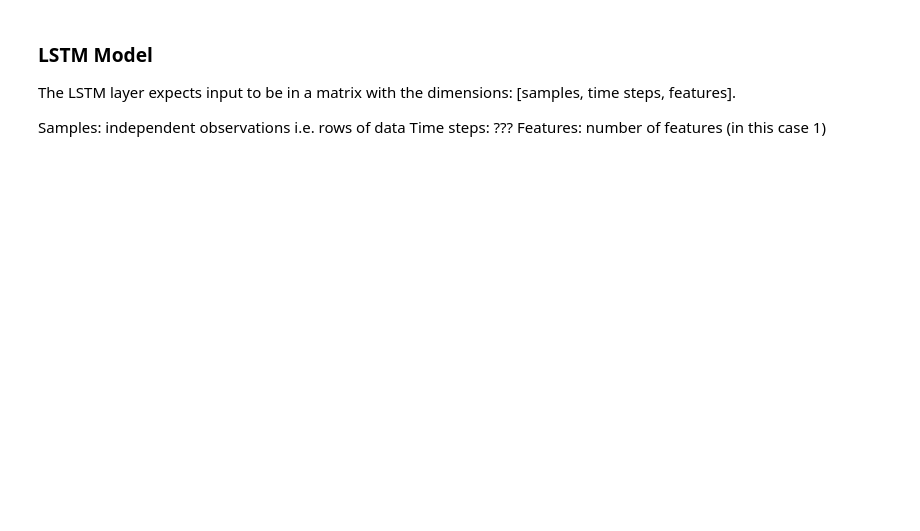
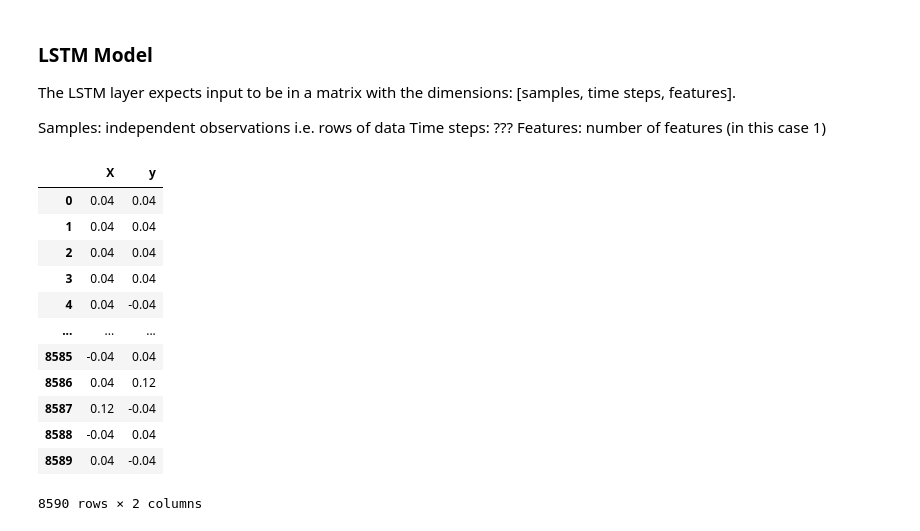
Before and after one commit to elsandner/Master_Project, a Jupyter notebook: Models_LSTM/LSTM_Baseline.ipynb, the cells around one changed output. Saved outputs shown, nothing was run; the diff lists cells and outputs as text; code cells hidden in the pictures; blank space fills up the shorter version.

```diff
--- a/Models_LSTM/LSTM_Baseline.ipynb
+++ b/Models_LSTM/LSTM_Baseline.ipynb
@@ -117,8 +77,30 @@ array([[0. , 0. ],
-# %%
-test_hours = 7*24 #one week forecast
-
-# split the dataframe into training and testing subsets
-train, test = supervised_values[0:-test_hours], supervised_values[-test_hours:]
+# %%
+#Parameter: Dataframe, ..
+#This function prepares the provided data for the LSTM network.
+# * differenciates the data
+# * creates an input column X and an output column y
+# * devides the data into train and test data.
+#returns a df with train and a df with test data
+#Limitation: Currently only for single WTMP_ feature!
+def data_to_supervised(df, n=1, lag=1, num_test_records=7*24):
+    supervised = pd.DataFrame()
+
+    #Transform time series to stationary. = Preprocessing step that converts the absolute values to delta values.
+    supervised["y"] =  df[f"WTMP_{STATION_ID}"] - df[f"WTMP_{STATION_ID}"].shift(n)    # y = value(i) - value(i-n)
+    supervised = supervised.iloc[n:] # remove first n entries since there is no delta value for them
+
+    #LSTM model expects data devided into input (X) and output (y). The model learns a function that maps an input X to an output y. In this example, X is the observation at timestep t-1 and y is the value at t.
+    supervised["X"] = supervised['y'].shift(lag)
+    #supervised["y"] = supervised["y"].fillna(0) # first n entries are NaN
+    supervised = supervised.iloc[lag:] # remove first lag entries since there is no valid value in y
+
+    supervised = supervised.reindex(columns=["X","y"])
+
+    train, test = supervised[0:-num_test_records], supervised[-num_test_records:]
+    return train, test
+
+
+train, test = data_to_supervised(data, n=n, lag=lag, num_test_records=num_test_records)
 # %%
 train
 # %% [output]
@@ -161,13 +141,12 @@ print(type(test))
 # %%
-# scale train and test data to [-1, 1]
 def scale(train, test):
      # fit scaler
      scaler = MinMaxScaler(feature_range=(-1, 1))
      scaler = scaler.fit(train)
+
      # transform train
-     train = train.reshape(train.shape[0], train.shape[1])
-     train_scaled = scaler.transform(train)
+     train_scaled = pd.DataFrame(scaler.transform(train), columns=train.columns)
+
      # transform test
-     test = test.reshape(test.shape[0], test.shape[1])
-     test_scaled = scaler.transform(test)
+     test_scaled = pd.DataFrame(scaler.transform(test), columns=test.columns)
      return scaler, train_scaled, test_scaled
@@ -219,6 +198,22 @@ The LSTM layer expects input to be in a matrix with the dimensions: [samples, ti
 Samples: independent observations i.e. rows of data
 Time steps: ???
 Features: number of features (in this case 1)
+# %%
+train_scaled
+# %% [output]
+|  | X | y |
+| 0 | 0.04 | 0.04 |
+| 1 | 0.04 | 0.04 |
+| 2 | 0.04 | 0.04 |
+| 3 | 0.04 | 0.04 |
+| 4 | 0.04 | -0.04 |
+| ... | ... | ... |
+| 8585 | -0.04 | 0.04 |
+| 8586 | 0.04 | 0.12 |
+| 8587 | 0.12 | -0.04 |
+| 8588 | -0.04 | 0.04 |
+| 8589 | 0.04 | -0.04 |
+8590 rows × 2 columns
 # %%
 # TODO: understand this in more detail!
 # fit an LSTM network to training data
```
Also changed, not shown: parts of 36 cells of this notebook, 1 other file.
